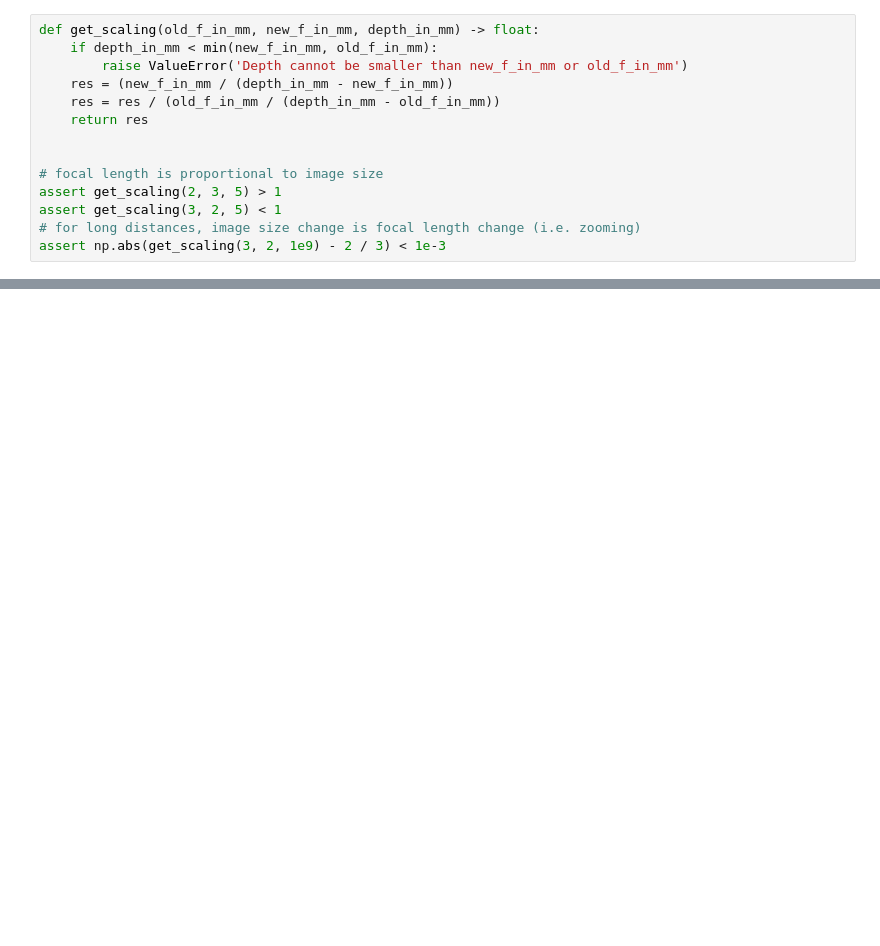
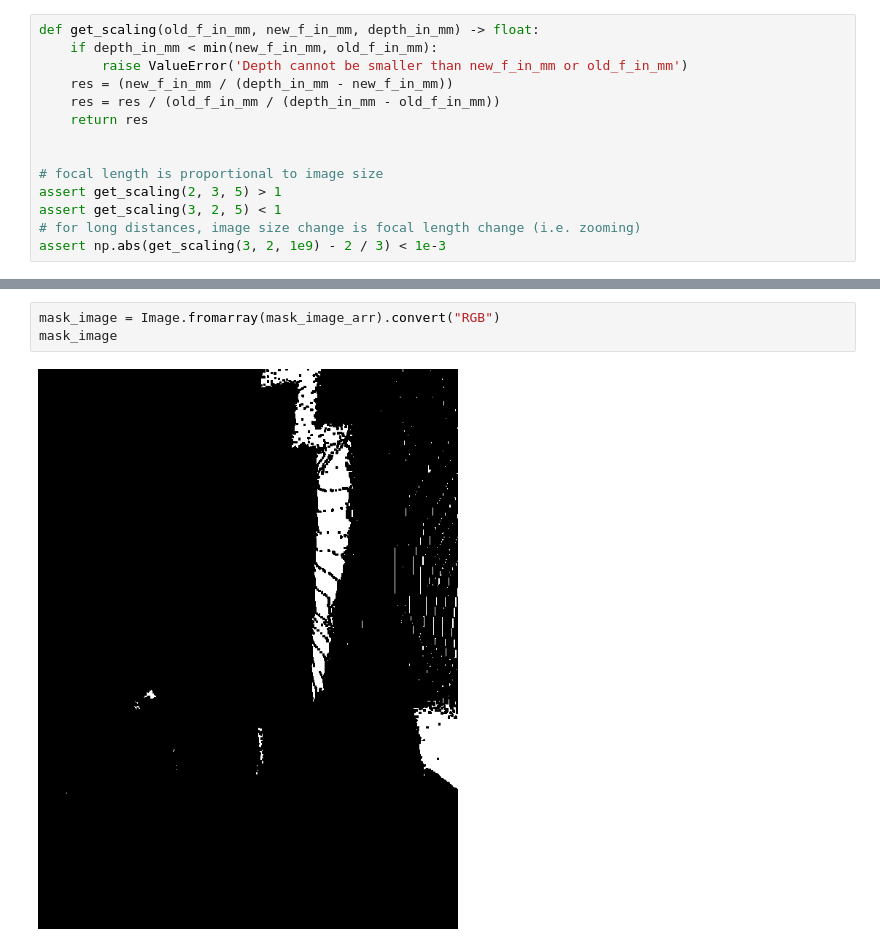
Before and after one commit to tianle91/readjust-focal-length, a Jupyter notebook: test.ipynb, the cells around one changed output, grey strips where cells are left out. Cells and saved outputs as stored; diff of their text form; blank space fills up the shorter version.

```diff
--- a/test.ipynb
+++ b/test.ipynb
@@ -132,0 +168,5 @@ image
+# %%
+mask_image = Image.fromarray(mask_image_arr).convert("RGB")
+mask_image
+# %% [output]
+[figure, added]
```
Also changed, not shown: parts of 16 cells of this notebook, 1 other file.
